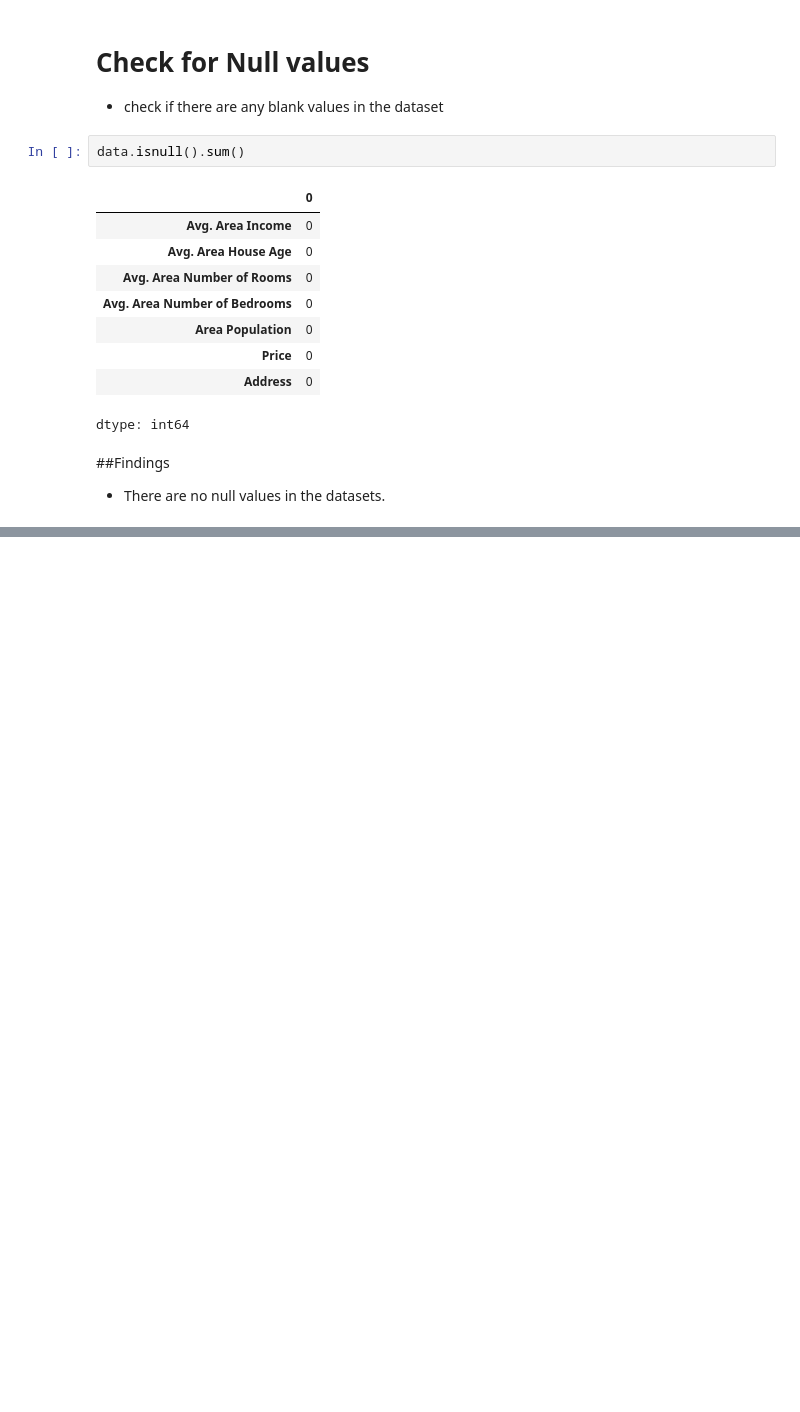
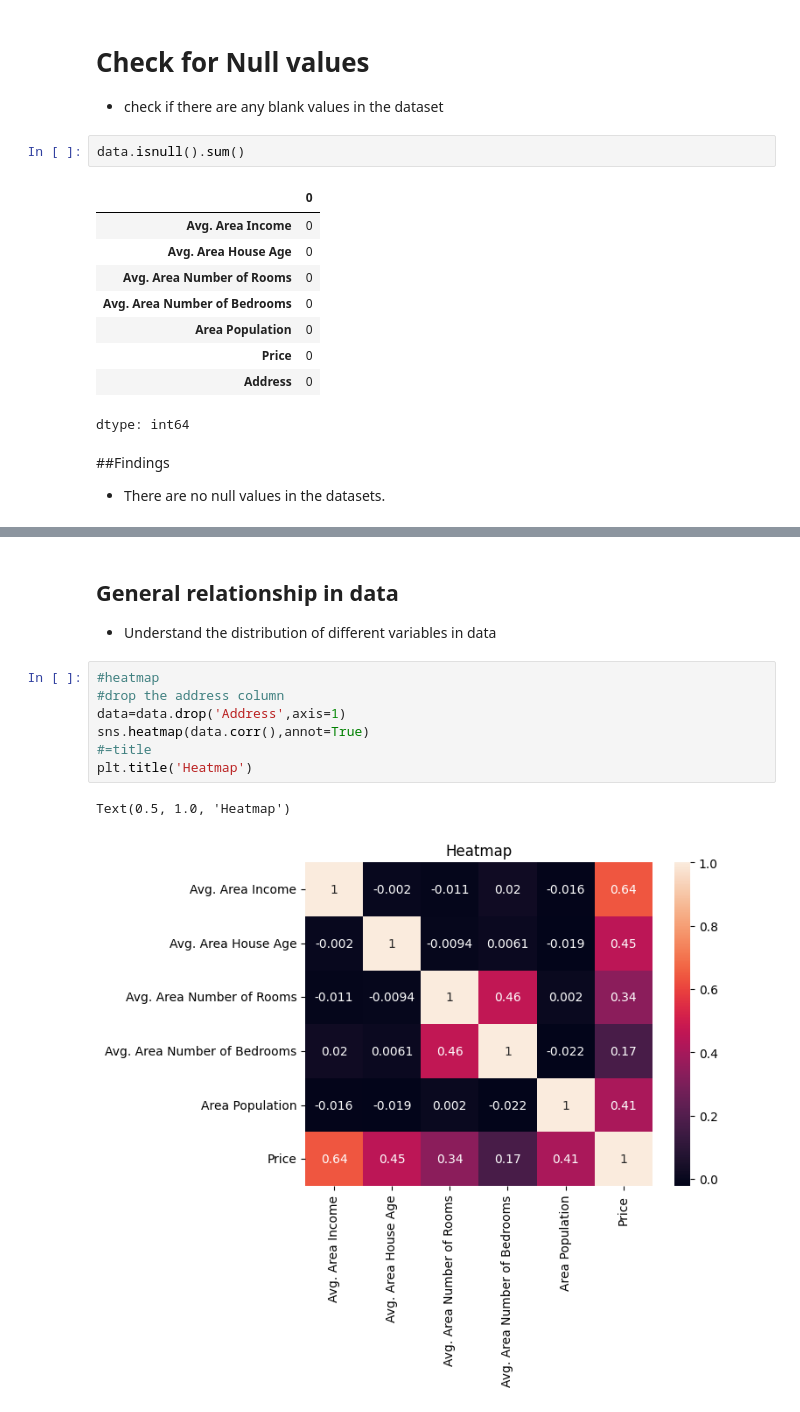
Before and after one commit to KikiopeShodipe/Seaborn-library-in-Python, a Jupyter notebook: Seaborn_library_in_Python.ipynb, the cells around one changed output, grey strips where cells are left out. Saved outputs shown, nothing was run; the diff lists cells and outputs as text; blank space fills up the shorter version.

```diff
--- a/Seaborn_library_in_Python.ipynb
+++ b/Seaborn_library_in_Python.ipynb
@@ -64,0 +74,13 @@ dtype: int64
+# %% [markdown]
+## General relationship in data
+* Understand the distribution of different variables in data
+# %%
+#heatmap
+#drop the address column
+data=data.drop('Address',axis=1)
+sns.heatmap(data.corr(),annot=True)
+#=title
+plt.title('Heatmap')
+# %% [output]
+Text(0.5, 1.0, 'Heatmap')
+[figure, added]
```
Also changed, not shown: parts of 7 cells of this notebook.
